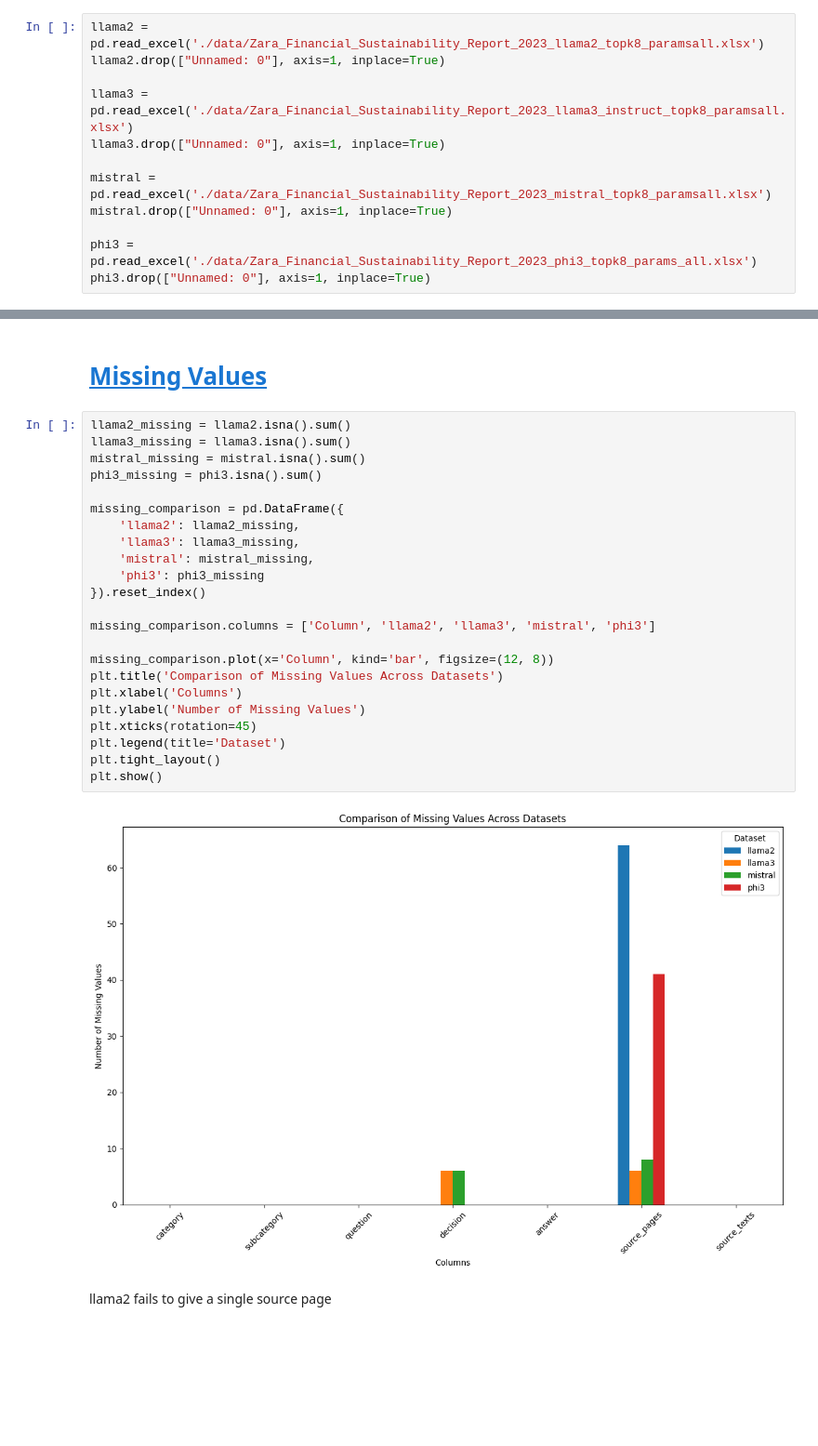
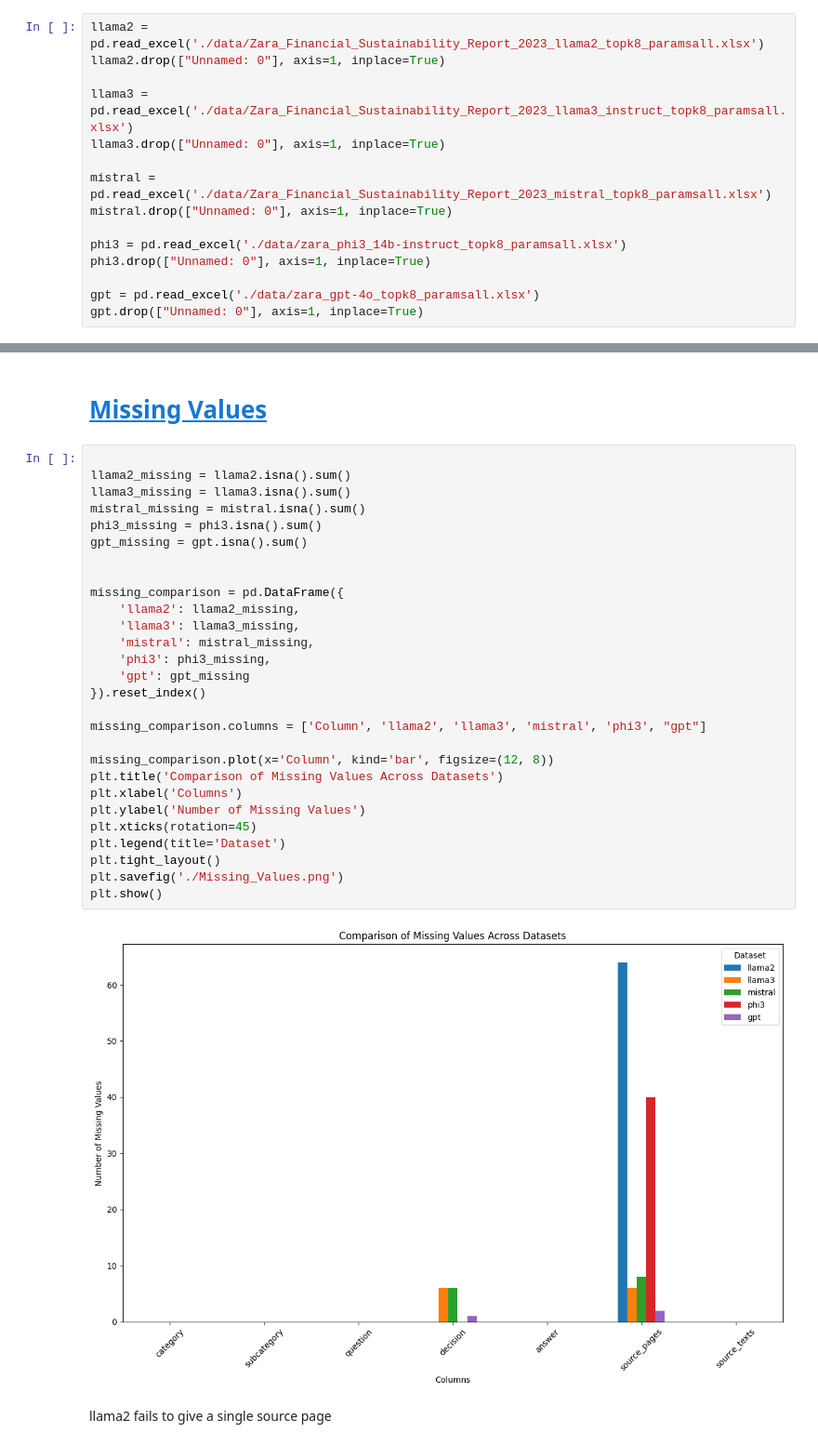
Before and after one commit to avhou/CSAI-groepswerk, a Jupyter notebook: src/stats_zara.ipynb, the cells around one changed output, grey strips where cells are left out. Shown at 93% size. Saved outputs shown, nothing was run; the diff lists cells and outputs as text; blank space fills up the shorter version.

```diff
--- a/src/stats_zara.ipynb
+++ b/src/stats_zara.ipynb
@@ -27,5 +27,8 @@ llama3.drop(["Unnamed: 0"], axis=1, inplace=True)
 mistral = pd.read_excel('./data/Zara_Financial_Sustainability_Report_2023_mistral_topk8_paramsall.xlsx')
 mistral.drop(["Unnamed: 0"], axis=1, inplace=True)
 
-phi3 = pd.read_excel('./data/Zara_Financial_Sustainability_Report_2023_phi3_topk8_params_all.xlsx')
+phi3 = pd.read_excel('./data/zara_phi3_14b-instruct_topk8_paramsall.xlsx')
 phi3.drop(["Unnamed: 0"], axis=1, inplace=True)
+
+gpt = pd.read_excel('./data/zara_gpt-4o_topk8_paramsall.xlsx')
+gpt.drop(["Unnamed: 0"], axis=1, inplace=True)
@@ -32,30 +62,35 @@ phi3.drop(["Unnamed: 0"], axis=1, inplace=True)
 # %% [markdown]
 # <a id='toc1_'></a>[Missing Values](#toc0_)
 # %%
+
 llama2_missing = llama2.isna().sum()
 llama3_missing = llama3.isna().sum()
 mistral_missing = mistral.isna().sum()
 phi3_missing = phi3.isna().sum()
+gpt_missing = gpt.isna().sum()
+
 
 missing_comparison = pd.DataFrame({
     'llama2': llama2_missing,
     'llama3': llama3_missing,
     'mistral': mistral_missing,
-    'phi3': phi3_missing
+    'phi3': phi3_missing,
+    'gpt': gpt_missing
 }).reset_index()
 
-missing_comparison.columns = ['Column', 'llama2', 'llama3', 'mistral', 'phi3']
+missing_comparison.columns = ['Column', 'llama2', 'llama3', 'mistral', 'phi3', "gpt"]
 
 missing_comparison.plot(x='Column', kind='bar', figsize=(12, 8))
 plt.title('Comparison of Missing Values Across Datasets')
 plt.xlabel('Columns')
 plt.ylabel('Number of Missing Values')
 plt.xticks(rotation=45)
 plt.legend(title='Dataset')
 plt.tight_layout()
+plt.savefig('./Missing_Values.png')
 plt.show()
 # %% [output]
-[figure, old version]
+[figure, new version]
 # %% [markdown]
 llama2 fails to give a single source page
 # %% [markdown]
```
Also changed, not shown: parts of 25 cells of this notebook, 3 other files.
